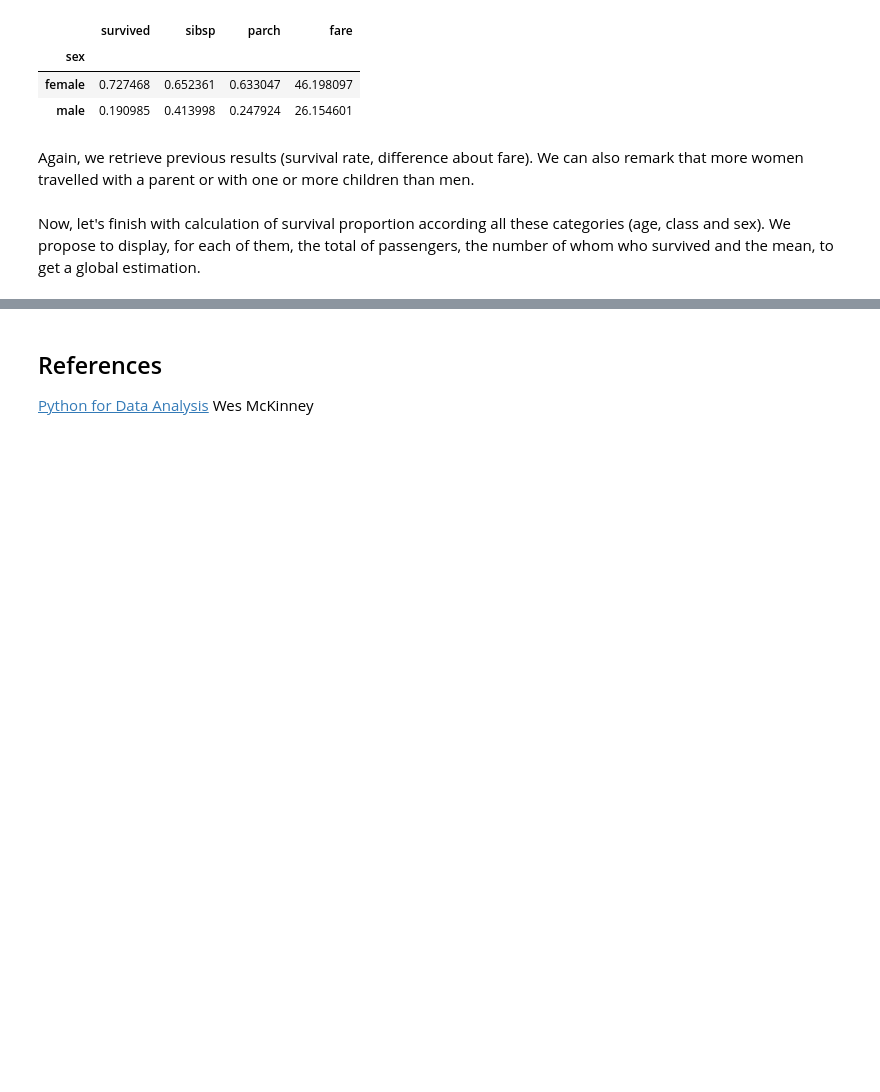
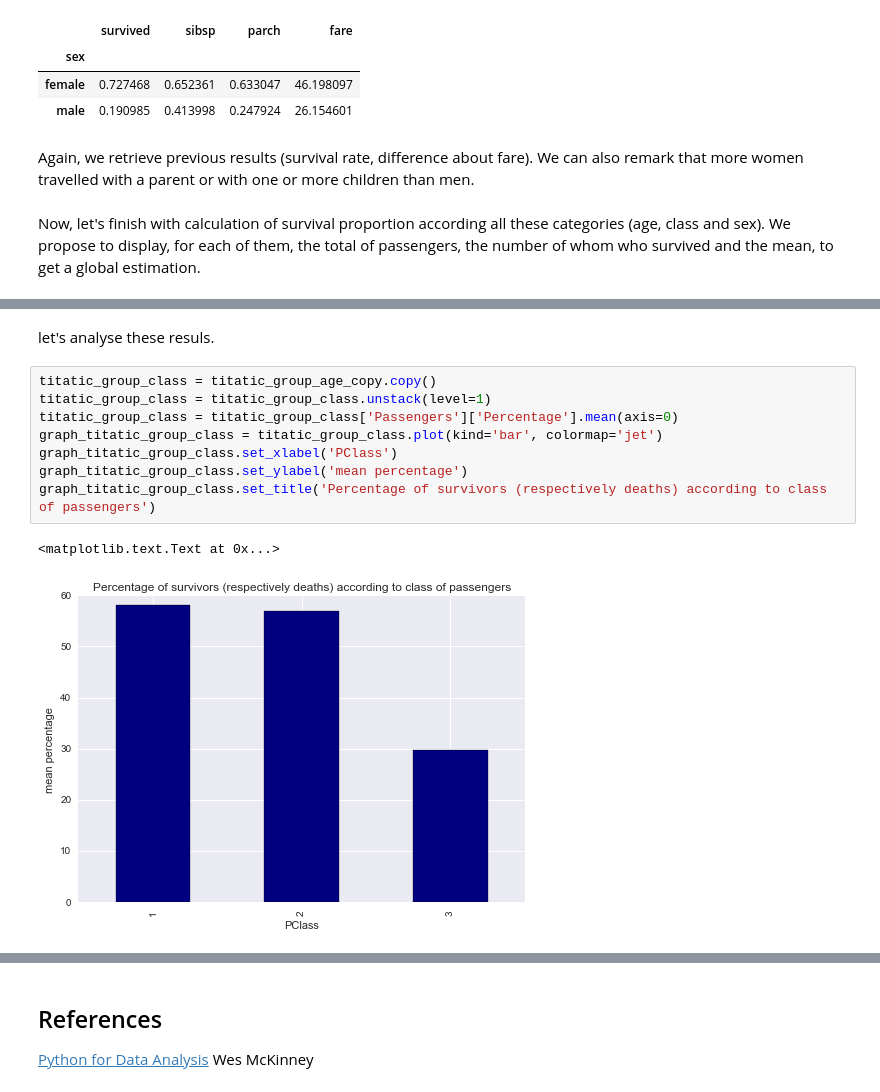
Before and after one commit to antitoine/ADAEPFL-Homework, a Jupyter notebook: 01 - Pandas and Data Wrangling/Data Wrangling with Pandas.ipynb, the cells around one changed output, grey strips where cells are left out. Cells and saved outputs as stored; diff of their text form; blank space fills up the shorter version.

```diff
--- a/01 - Pandas and Data Wrangling/Data Wrangling with Pandas.ipynb
+++ b/01 - Pandas and Data Wrangling/Data Wrangling with Pandas.ipynb
@@ -916,0 +1946,13 @@ survival_age_class_sex.reindex_axis(['Total', 'Survivors', 'Mean'], axis=1, leve
+# %% [markdown]
+let's analyse these resuls.
+# %%
+titatic_group_class = titatic_group_age_copy.copy()
+titatic_group_class = titatic_group_class.unstack(level=1)
+titatic_group_class = titatic_group_class['Passengers']['Percentage'].mean(axis=0)
+graph_titatic_group_class = titatic_group_class.plot(kind='bar', colormap='jet')
+graph_titatic_group_class.set_xlabel('PClass')
+graph_titatic_group_class.set_ylabel('mean percentage')
+graph_titatic_group_class.set_title('Percentage of survivors (respectively deaths) according to class of passengers')
+# %% [output]
+<matplotlib.text.Text at 0x...>
+[figure, added]
```
Also changed, not shown: parts of 122 cells of this notebook.
